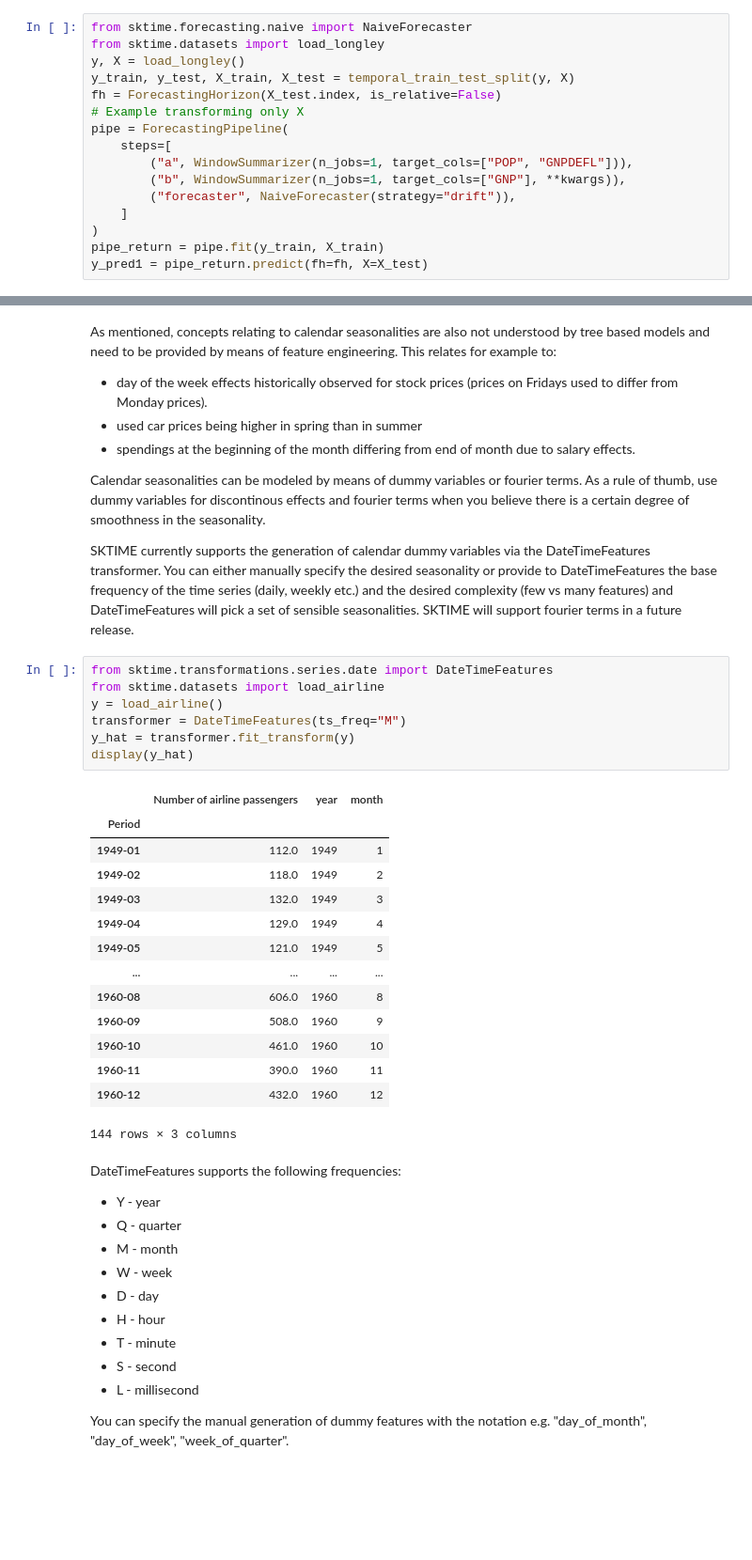
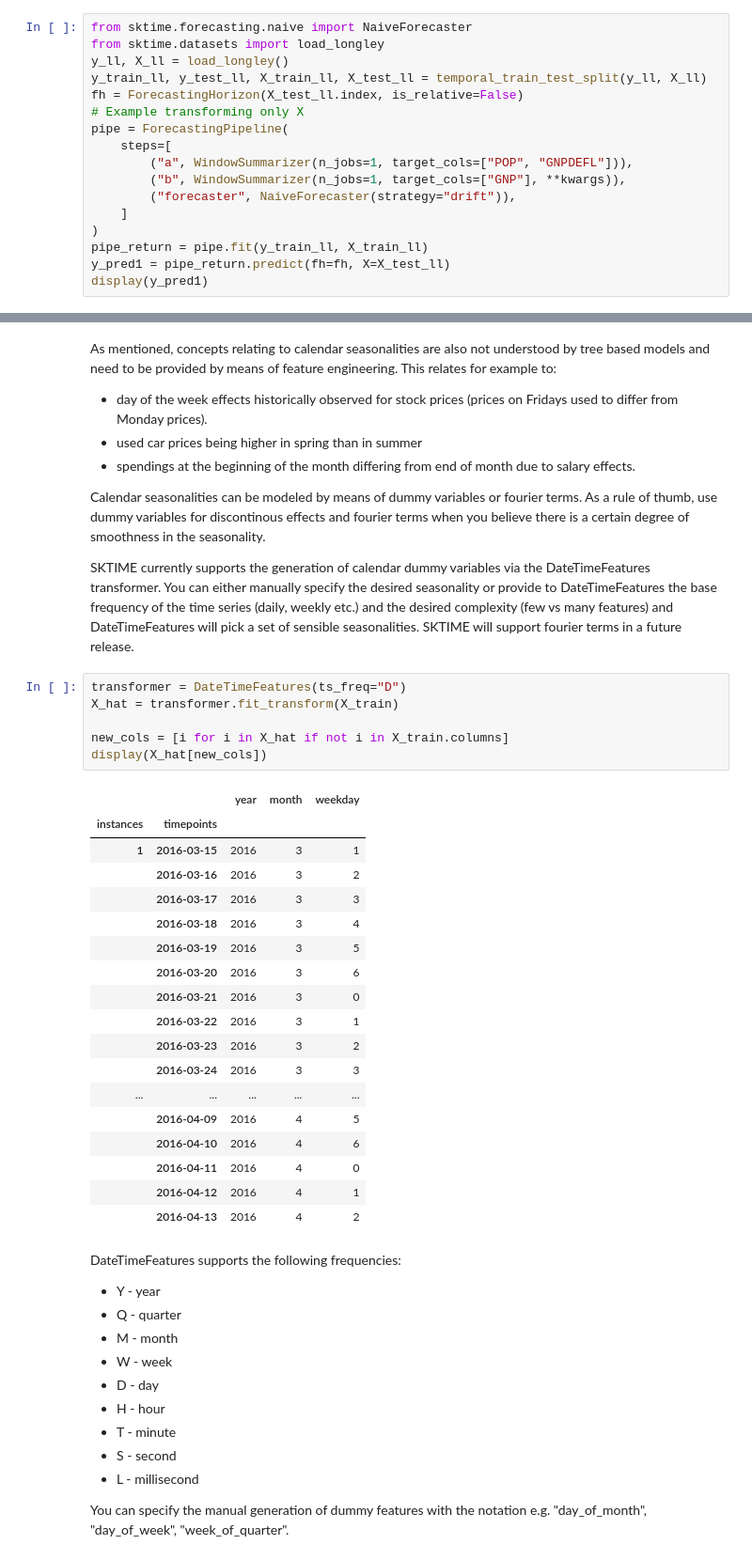
Before and after one commit to sktime/sktime-tutorial-pydata-berlin-2022, a Jupyter notebook: notebooks/hierarchy_global.ipynb, the cells around one changed output, grey strips where cells are left out. Shown at 94% size. Saved outputs shown, nothing was run; the diff lists cells and outputs as text; blank space fills up the shorter version.

```diff
--- a/notebooks/hierarchy_global.ipynb
+++ b/notebooks/hierarchy_global.ipynb
@@ -500,9 +500,9 @@ In the M5 competition, lagging of exogeneous features was especially useful for
 # %%
 from sktime.forecasting.naive import NaiveForecaster
 from sktime.datasets import load_longley
-y, X = load_longley()
-y_train, y_test, X_train, X_test = temporal_train_test_split(y, X)
-fh = ForecastingHorizon(X_test.index, is_relative=False)
+y_ll, X_ll = load_longley()
+y_train_ll, y_test_ll, X_train_ll, X_test_ll = temporal_train_test_split(y_ll, X_ll)
+fh = ForecastingHorizon(X_test_ll.index, is_relative=False)
 # Example transforming only X
 pipe = ForecastingPipeline(
     steps=[
@@ -511,5 +511,6 @@ pipe = ForecastingPipeline(
         ("forecaster", NaiveForecaster(strategy="drift")),
     ]
 )
-pipe_return = pipe.fit(y_train, X_train)
-y_pred1 = pipe_return.predict(fh=fh, X=X_test)
+pipe_return = pipe.fit(y_train_ll, X_train_ll)
+y_pred1 = pipe_return.predict(fh=fh, X=X_test_ll)
+display(y_pred1)
@@ -536,28 +543,31 @@ As mentioned, concepts relating to calendar seasonalities are also not understoo
 Calendar seasonalities can be modeled by means of dummy variables or fourier terms. As a rule of thumb, use dummy variables for discontinous effects and fourier terms when you believe there is a certain degree of smoothness in the seasonality.
 
 SKTIME currently supports the generation of calendar dummy variables via the DateTimeFeatures transformer. You can either manually specify the desired seasonality or provide to DateTimeFeatures the base frequency of the time series (daily, weekly etc.) and the desired complexity (few vs many features) and DateTimeFeatures will pick a set of sensible seasonalities. SKTIME will support fourier terms in a future release.
-# %%
-from sktime.transformations.series.date import DateTimeFeatures
-from sktime.datasets import load_airline
-y = load_airline()
-transformer = DateTimeFeatures(ts_freq="M")
-y_hat = transformer.fit_transform(y)
-display(y_hat)
-# %% [output]
-|  | Number of airline passengers | year | month |
-| Period |  |  |  |
-| 1949-01 | 112.0 | 1949 | 1 |
-| 1949-02 | 118.0 | 1949 | 2 |
-| 1949-03 | 132.0 | 1949 | 3 |
-| 1949-04 | 129.0 | 1949 | 4 |
-| 1949-05 | 121.0 | 1949 | 5 |
-| ... | ... | ... | ... |
-| 1960-08 | 606.0 | 1960 | 8 |
-| 1960-09 | 508.0 | 1960 | 9 |
-| 1960-10 | 461.0 | 1960 | 10 |
-| 1960-11 | 390.0 | 1960 | 11 |
-| 1960-12 | 432.0 | 1960 | 12 |
-144 rows × 3 columns
+# %%
+transformer = DateTimeFeatures(ts_freq="D")
+X_hat = transformer.fit_transform(X_train)
+
+new_cols = [i for i in X_hat if not i in X_train.columns]
+display(X_hat[new_cols])
+# %% [output]
+|  |  | year | month | weekday |
+| instances | timepoints |  |  |  |
+| 1 | 2016-03-15 | 2016 | 3 | 1 |
+|  | 2016-03-16 | 2016 | 3 | 2 |
+|  | 2016-03-17 | 2016 | 3 | 3 |
+|  | 2016-03-18 | 2016 | 3 | 4 |
+|  | 2016-03-19 | 2016 | 3 | 5 |
+|  | 2016-03-20 | 2016 | 3 | 6 |
+|  | 2016-03-21 | 2016 | 3 | 0 |
+|  | 2016-03-22 | 2016 | 3 | 1 |
+|  | 2016-03-23 | 2016 | 3 | 2 |
+|  | 2016-03-24 | 2016 | 3 | 3 |
+| ... | ... | ... | ... | ... |
+|  | 2016-04-09 | 2016 | 4 | 5 |
+|  | 2016-04-10 | 2016 | 4 | 6 |
+|  | 2016-04-11 | 2016 | 4 | 0 |
+|  | 2016-04-12 | 2016 | 4 | 1 |
+|  | 2016-04-13 | 2016 | 4 | 2 |
 # %% [markdown]
 DateTimeFeatures supports the following frequencies:
 * Y - year
```
Also changed, not shown: parts of 7 cells of this notebook.
